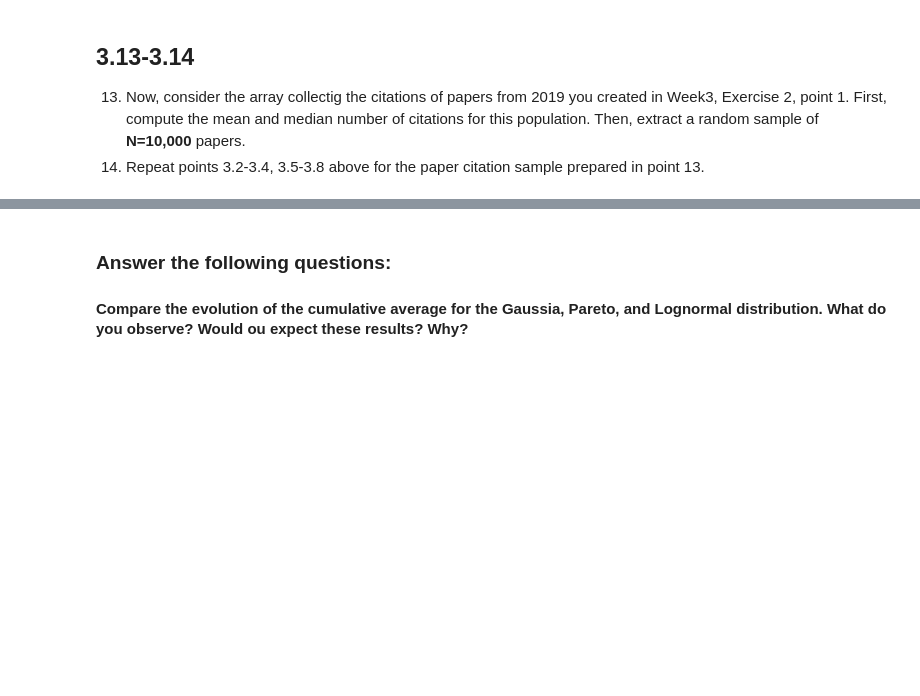
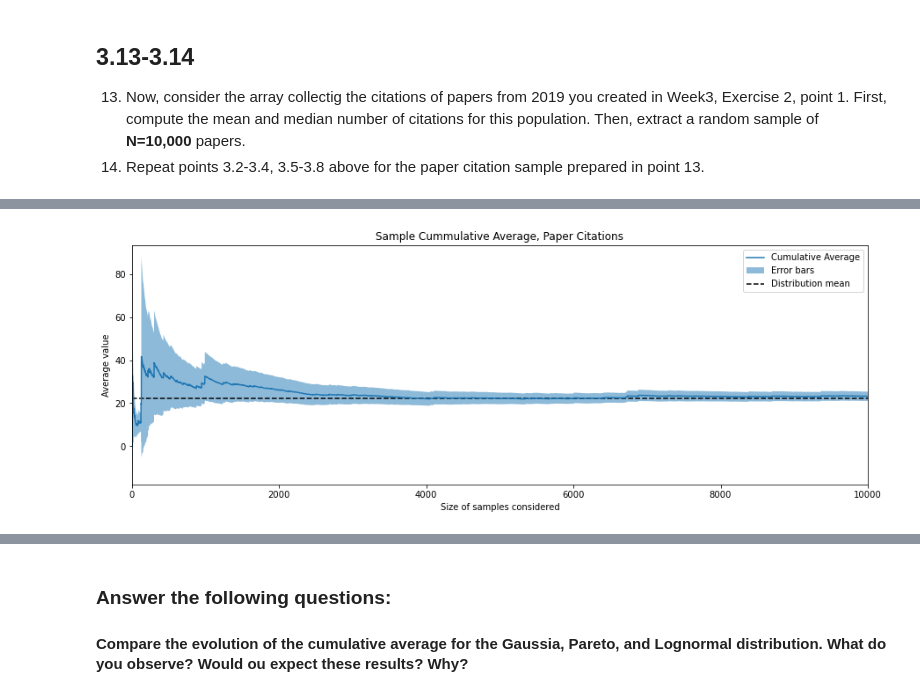
Before and after one commit to Rebekka-M/02467_CSS, a Jupyter notebook: Assignment_1.ipynb, the cells around one changed output, grey strips where cells are left out. Drawn from its saved outputs; the diff is of its cells as text; code cells hidden in the pictures; blank space fills up the shorter version.

```diff
--- a/Assignment_1.ipynb
+++ b/Assignment_1.ipynb
@@ -584,0 +630,24 @@ plt.show()
+# %%
+# Compute the cumulative average of citations
+cum_average = np.array([np.mean(X[:i]) for i in range(1, n+1)])
+
+# Compute the cumulative standard error of citations
+cum_std = np.array([np.std(X[:i]) for i in range(1, n+1)])
+cum_se = cum_std/np.sqrt(np.arange(1,n+1))
+
+# Compute the cumulative median of citations
+cum_median = np.array([np.median(X[:i]) for i in range(1, n+1)])
+# %%
+# Plot cumulative mean, error-bars, and distribution mean of citations
+fig, ax = plt.subplots(figsize = (15,5))
+ax.plot(np.arange(1,n+1), cum_average, label = "Cumulative Average")
+ax.fill_between(np.arange(1,n+1), cum_average - 1.96*cum_se, cum_average + 1.96*cum_se, label = "Error bars", alpha=0.5)
+ax.hlines(y = distribution_mean, xmin=0, xmax = n, colors = 'black', linestyle = 'dashed', label = "Distribution mean")
+ax.set_title("Sample Cummulative Average, Paper Citations") # Not sure if error bars should include the 1.96, so it becomes the 95% CIs
+ax.set_xlabel("Size of samples considered")
+ax.set_ylabel("Average value")
+ax.set_xlim(0,n)
+ax.legend()
+plt.show()
+# %% [output]
+[figure, added]
```
Also changed, not shown: parts of 9 cells of this notebook.
